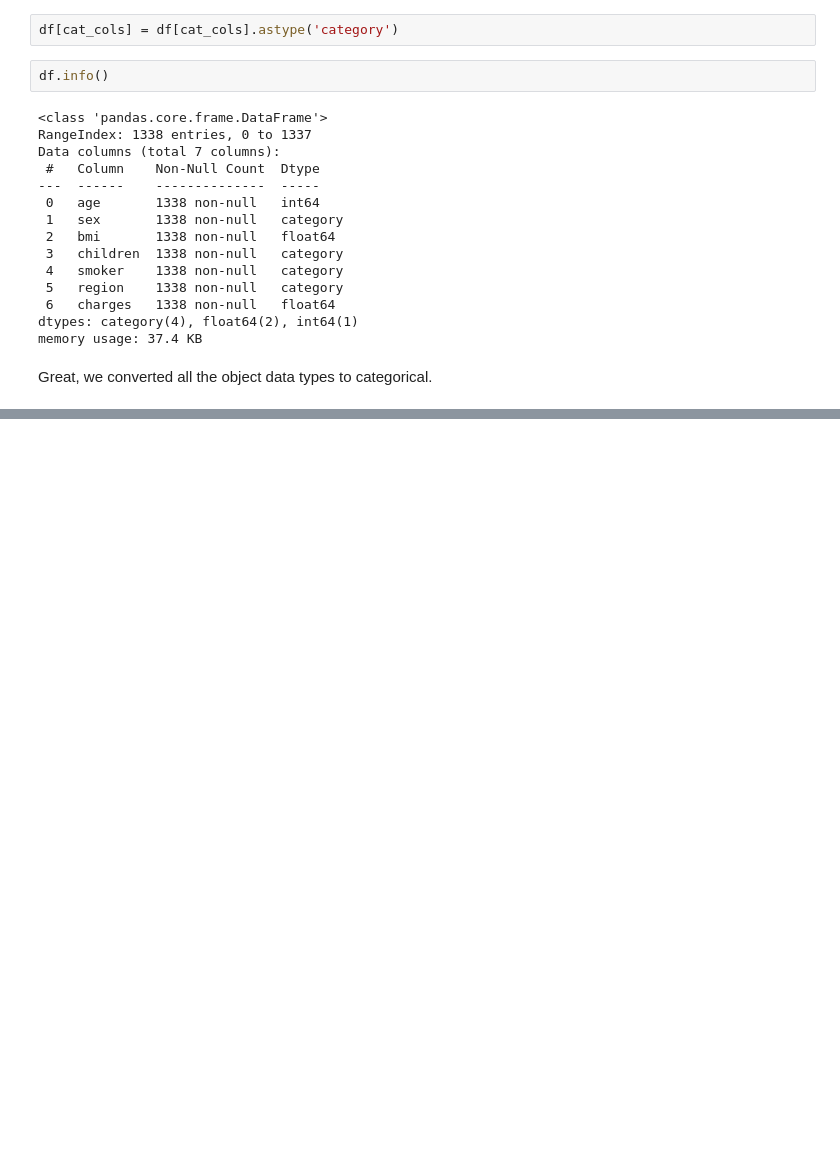
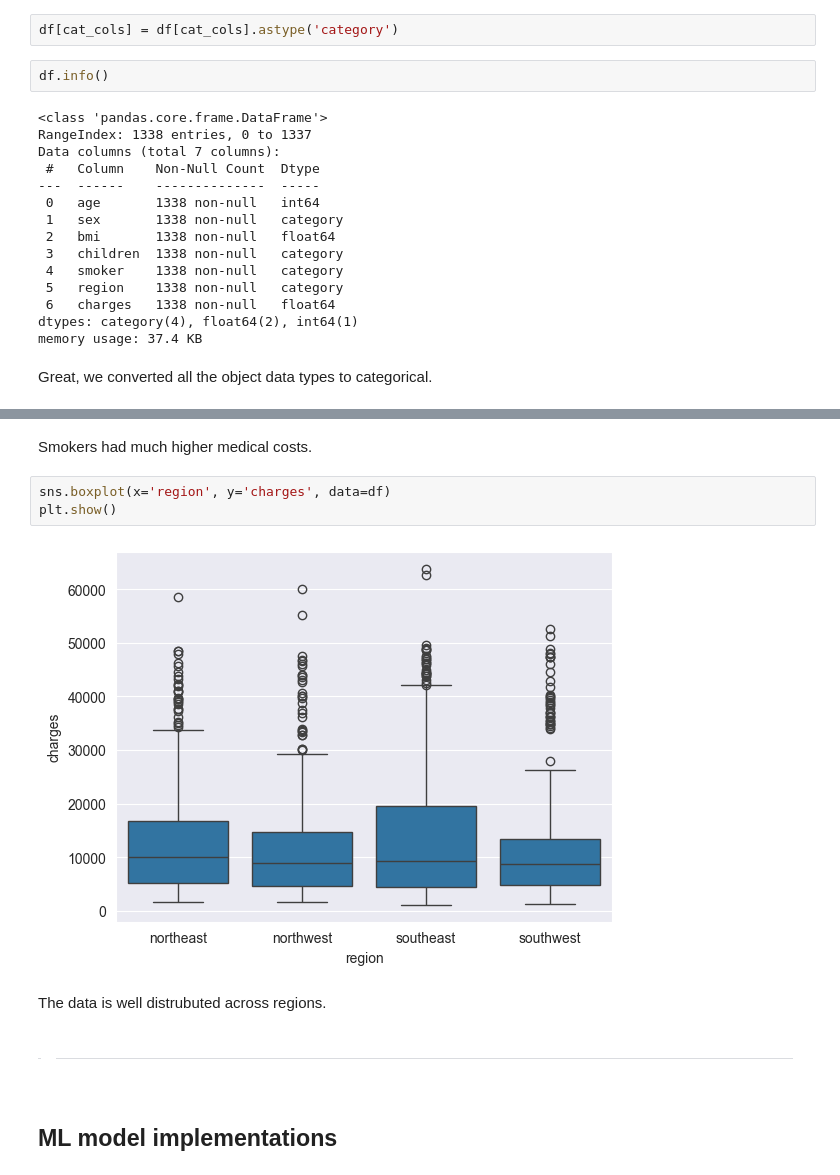
Before and after one commit to yashdeshpandex1/Smoothing_Splines_on_Medical_cost_data, a Jupyter notebook: medical_cost.ipynb, the cells around one changed output, grey strips where cells are left out. Cells and saved outputs as stored; diff of their text form; blank space fills up the shorter version.

```diff
--- a/medical_cost.ipynb
+++ b/medical_cost.ipynb
@@ -101,0 +186,13 @@ Great, we converted all the object data types to categorical.
+# %% [markdown]
+Smokers had much higher medical costs.
+# %%
+sns.boxplot(x='region', y='charges', data=df)
+plt.show()
+# %% [output]
+[figure, added]
+# %% [markdown]
+The data is well distrubuted across regions.
+# %% [markdown]
+> ---
+# %% [markdown]
+## ML model implementations
```
Also changed, not shown: parts of 10 cells of this notebook.
